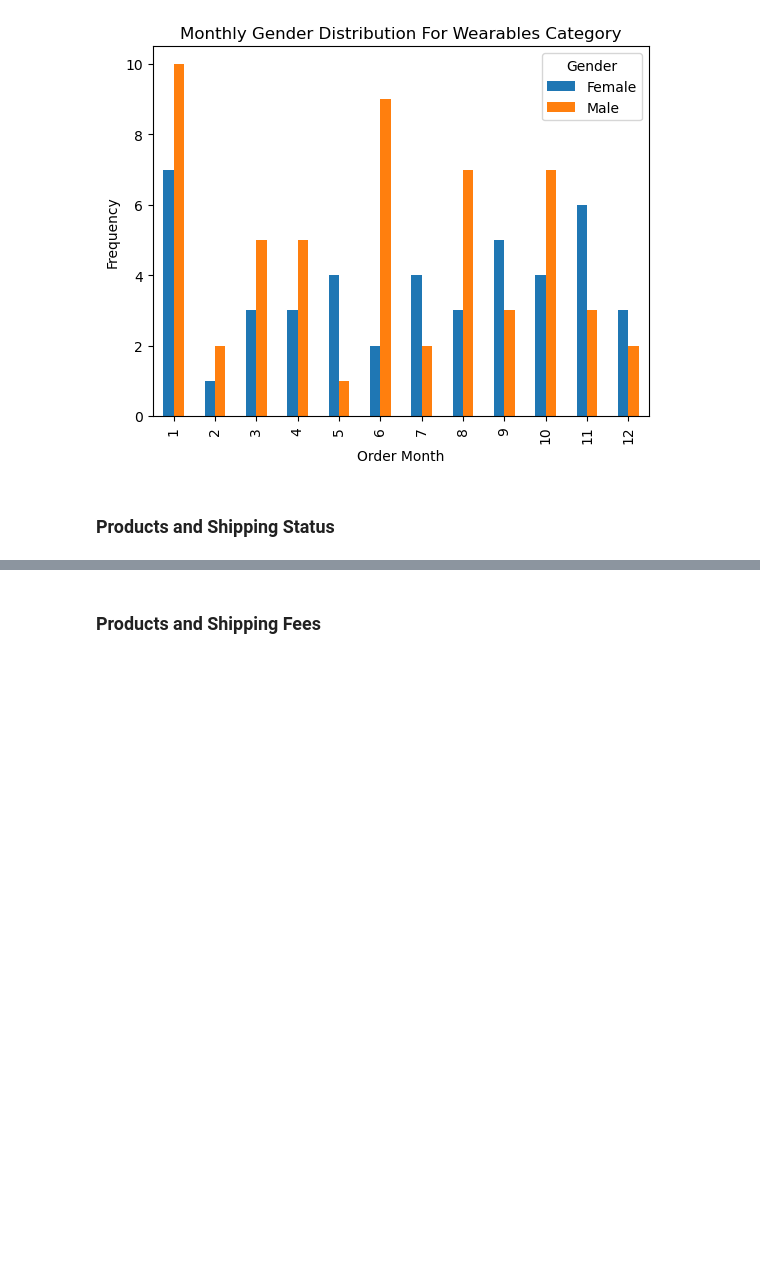
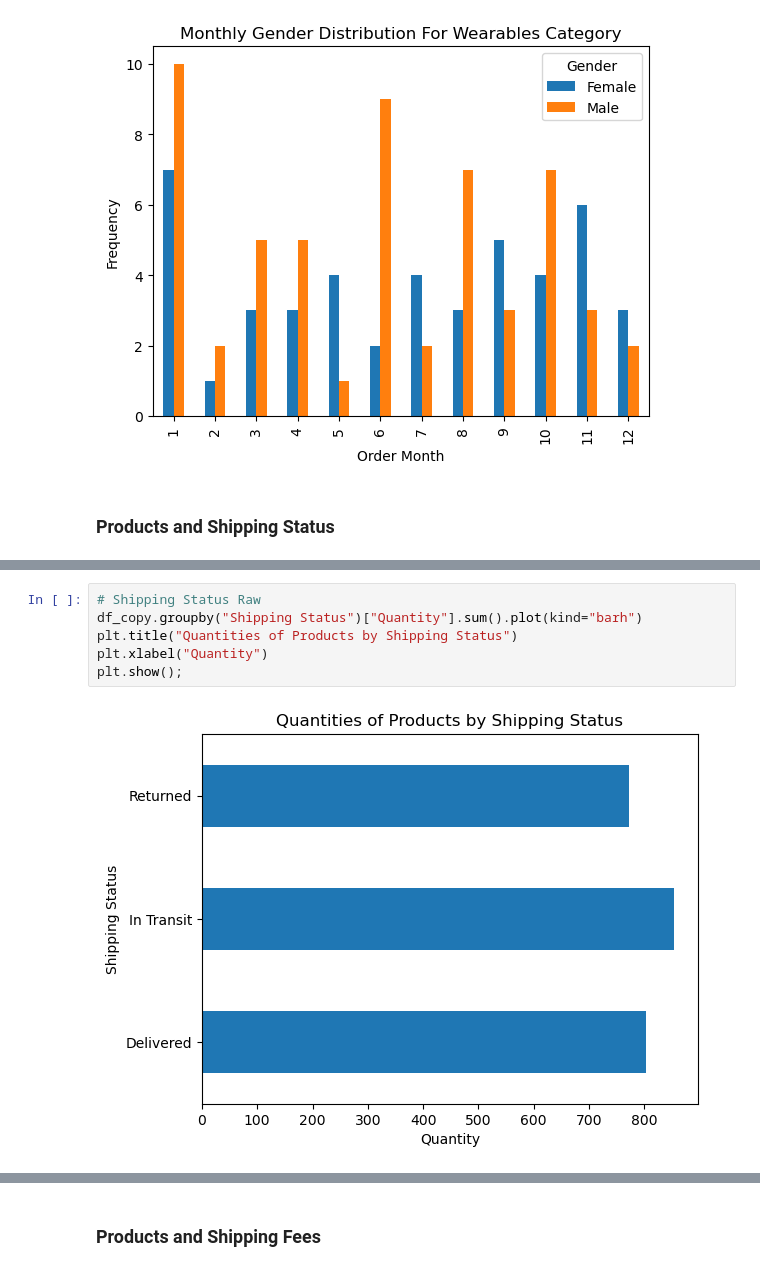
Before and after one commit to Mohammed-Hanan-Othman/ecommerce-sales-analysis, a Jupyter notebook: notebooks/3.product_performance.ipynb, the cells around one changed output, grey strips where cells are left out. Drawn from its saved outputs; the diff is of its cells as text; blank space fills up the shorter version.

```diff
--- a/notebooks/3.product_performance.ipynb
+++ b/notebooks/3.product_performance.ipynb
@@ -293,0 +310,8 @@ plt.show();
+# %%
+# Shipping Status Raw
+df_copy.groupby("Shipping Status")["Quantity"].sum().plot(kind="barh")
+plt.title("Quantities of Products by Shipping Status")
+plt.xlabel("Quantity")
+plt.show();
+# %% [output]
+[figure, added]
```
Also changed, not shown: parts of 9 cells of this notebook.
